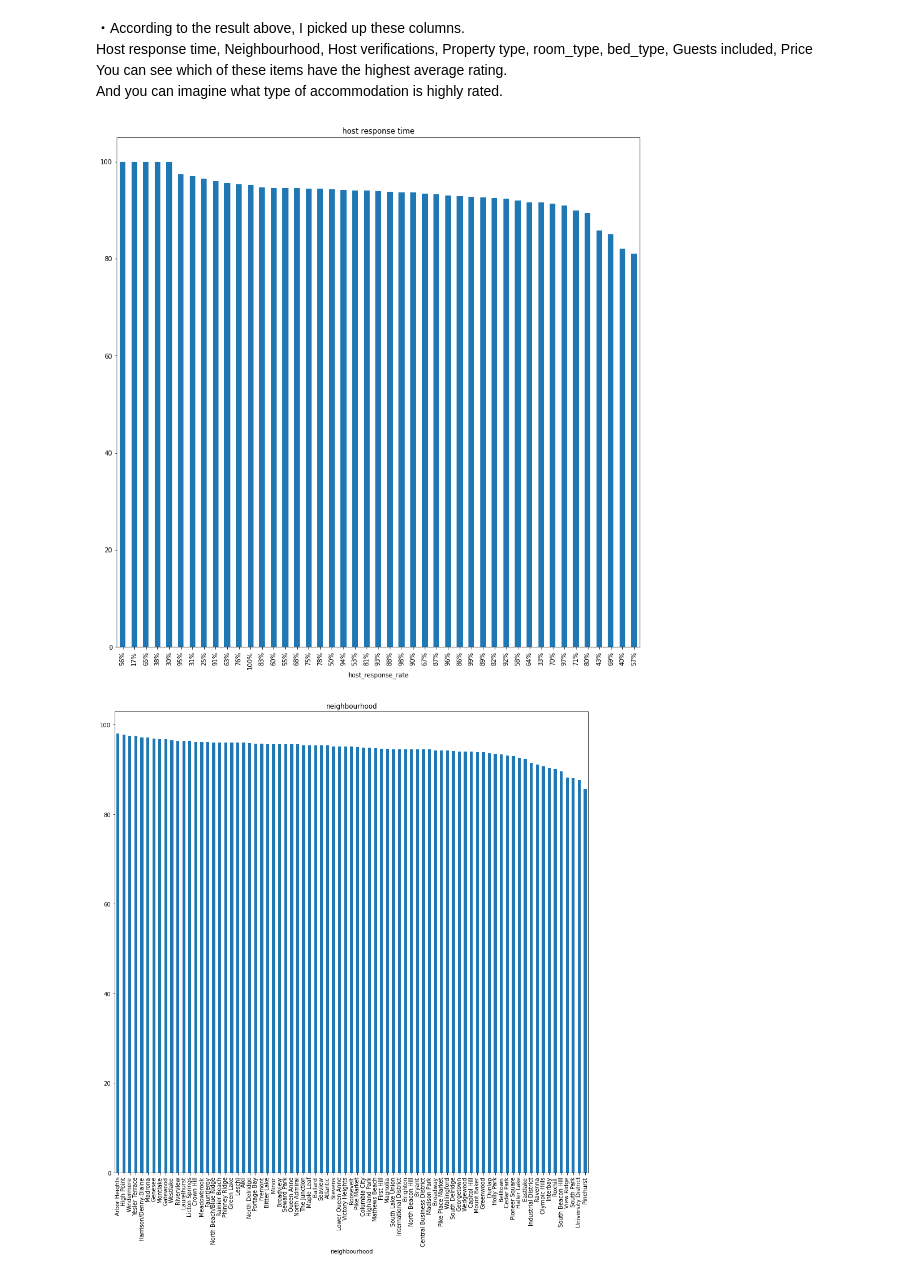
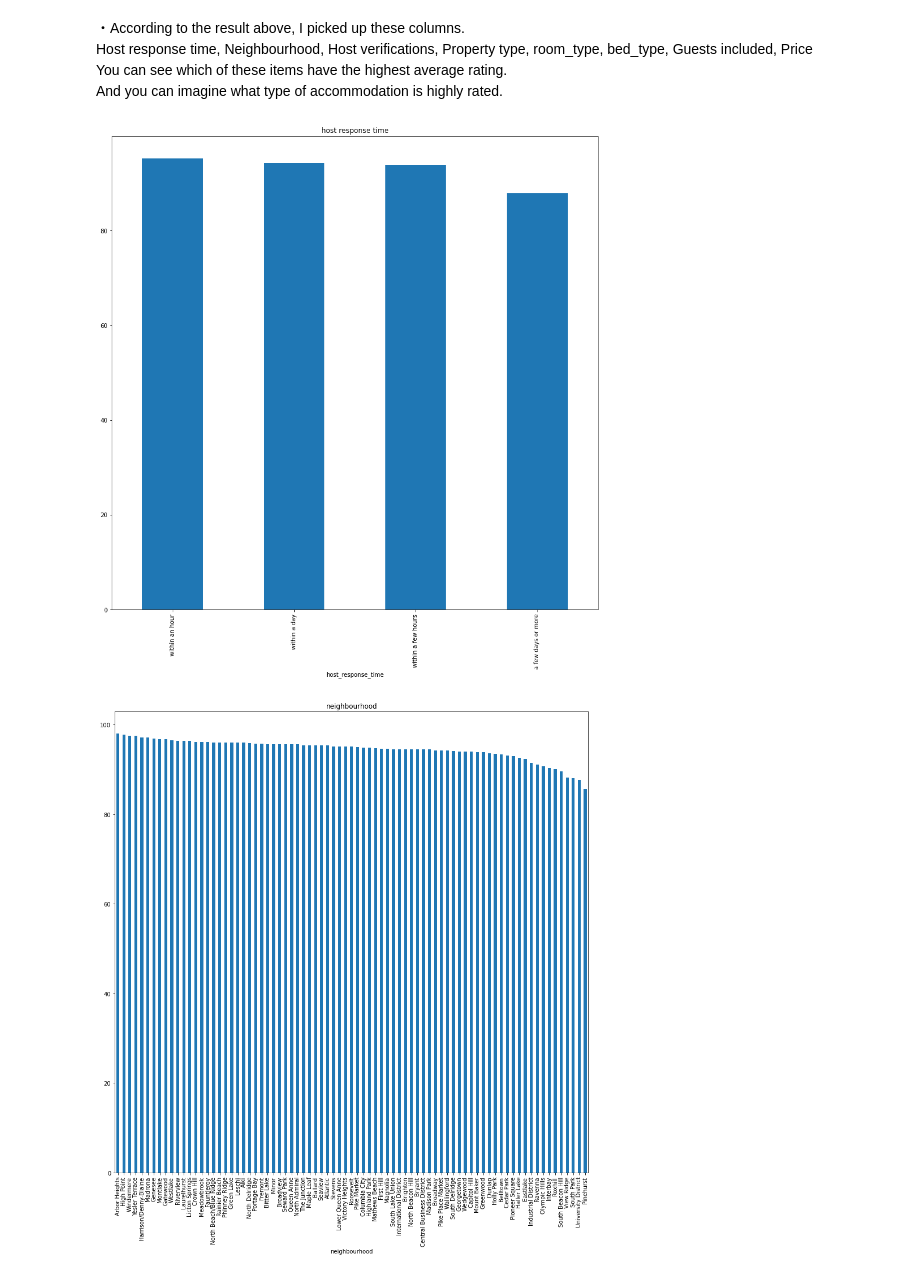
Before and after one commit to unoszte0291/seattle_airbnb_data, a Jupyter notebook: Write A Data Science Blog Post.ipynb, the cells around one changed output. Saved outputs shown, nothing was run; the diff lists cells and outputs as text; code cells hidden in the pictures.

```diff
--- a/Write A Data Science Blog Post.ipynb
+++ b/Write A Data Science Blog Post.ipynb
@@ -384,9 +377,10 @@ You can see which of these items have the highest average rating. <br>
 And you can imagine what type of accommodation is highly rated.
 # %%
 # visualization of host response time
+host_response_time = listings_2.groupby(["host_response_time"]).mean()['review_scores_rating'].sort_values(ascending=False).dropna()
 host_response_time.plot(kind="bar")
 plt.title("host response time");
 # %% [output]
-[figure, old version]
+[figure, new version]
 # %%
 # visualization of host neighbourhood
```
Also changed, not shown: parts of 11 cells of this notebook.
